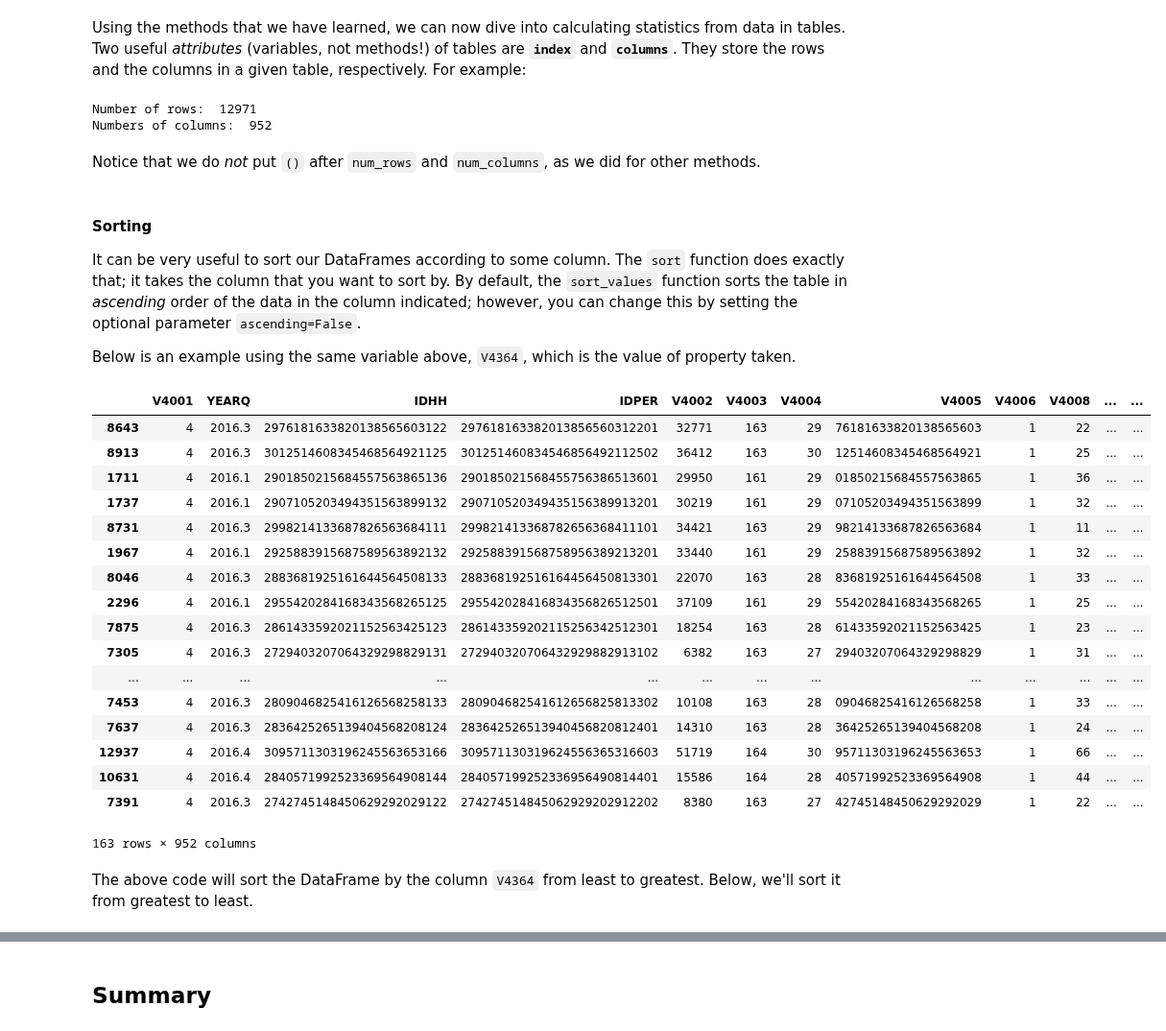
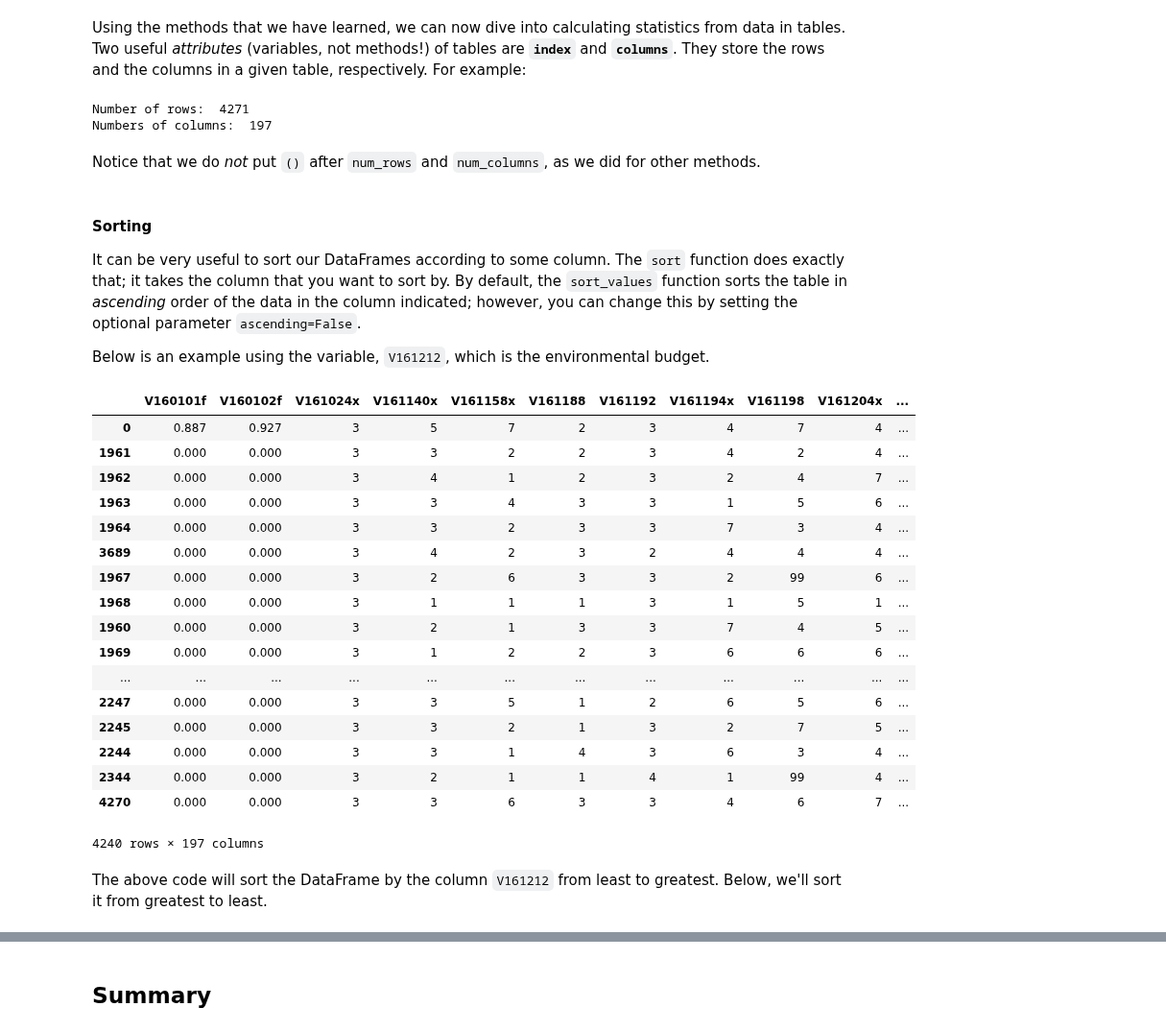
Before and after one commit to ds-modules/LEGALST-190, a Jupyter notebook: LEGALST-123/Lab1/lab1_solutions.ipynb, the cells around one changed output, grey strips where cells are left out. Shown at 96% size. Saved outputs shown, nothing was run; the diff lists cells and outputs as text; code cells hidden in the pictures.

```diff
--- a/LEGALST-123/Lab1/lab1_solutions.ipynb
+++ b/LEGALST-123/Lab1/lab1_solutions.ipynb
@@ -445,8 +434,8 @@ Below, assign a variable named `incidents` to the data from the `36828-0004-Data
 # %%
 # YOUR CODE HERE
 
-incidents = pandas.read_table("36828-0004-Data.tsv", delimiter='\t')
+anes = pandas.read_csv('../data/anes/ANES_legalst123.csv')
 
 #the head function selects the first n rows or default value of 5 rows
-incidents.head(10)
+anes.head(5)
 # %% [output]
@@ -598,13 +582,13 @@ incidents.loc[incidents["V4364"].isin(np.arange(10000, 99997))]
 # %% [markdown]
 Using the methods that we have learned, we can now dive into calculating statistics from data in tables. Two useful _attributes_ (variables, not methods!) of tables are **`index`** and **`columns`**. They store the rows and the columns in a given table, respectively. For example:
 # %%
-num_incidents = len(incidents.index)
-print("Number of rows: ", num_incidents)
-num_attributes = len(incidents.columns)
+num_variables = len(anes.index)
+print("Number of rows: ", num_variables)
+num_attributes = len(anes.columns)
 print("Numbers of columns: ", num_attributes)
 # %% [output]
-Number of rows:  12971
-Numbers of columns:  952
+Number of rows:  4271
+Numbers of columns:  197
 # %% [markdown]
 Notice that we do _not_ put `()` after `num_rows` and `num_columns`, as we did for other methods.
 # %% [markdown]
@@ -612,29 +596,29 @@ Notice that we do _not_ put `()` after `num_rows` and `num_columns`, as we did f
 
 It can be very useful to sort our DataFrames according to some column. The `sort` function does exactly that; it takes the column that you want to sort by. By default, the `sort_values` function sorts the table in _ascending_ order of the data in the column indicated; however, you can change this by setting the optional parameter `ascending=False`.
 
-Below is an example using the same variable above, `V4364`, which is the value of property taken.
+Below is an example using the variable, `V161212`, which is the environmental budget.
 # %%
-monetary_loss = incidents.loc[incidents["V4364"].isin(np.arange(10000, 99997))]
-monetary_loss.sort_values(by=['V4364']) # Sort table by value of property taken in ascending order
+monetary_loss = anes.loc[anes["V161212"].isin(np.arange(1, 100))]
+monetary_loss.sort_values(by=['V161212']) # Sort table by value of property taken in ascending order
 # %% [output]
-|  | V4001 | YEARQ | IDHH | IDPER | V4002 | V4003 | V4004 | V4005 | V4006 | V4008 | ... | ... |
-| 8643 | 4 | 2016.3 | 2976181633820138565603122 | 297618163382013856560312201 | 32771 | 163 | 29 | 76181633820138565603 | 1 | 22 | ... | ... |
-| 8913 | 4 | 2016.3 | 3012514608345468564921125 | 301251460834546856492112502 | 36412 | 163 | 30 | 12514608345468564921 | 1 | 25 | ... | ... |
-| 1711 | 4 | 2016.1 | 2901850215684557563865136 | 290185021568455756386513601 | 29950 | 161 | 29 | 01850215684557563865 | 1 | 36 | ... | ... |
-| 1737 | 4 | 2016.1 | 2907105203494351563899132 | 290710520349435156389913201 | 30219 | 161 | 29 | 07105203494351563899 | 1 | 32 | ... | ... |
-| 8731 | 4 | 2016.3 | 2998214133687826563684111 | 299821413368782656368411101 | 34421 | 163 | 29 | 98214133687826563684 | 1 | 11 | ... | ... |
-| 1967 | 4 | 2016.1 | 2925883915687589563892132 | 292588391568758956389213201 | 33440 | 161 | 29 | 25883915687589563892 | 1 | 32 | ... | ... |
-| 8046 | 4 | 2016.3 | 2883681925161644564508133 | 288368192516164456450813301 | 22070 | 163 | 28 | 83681925161644564508 | 1 | 33 | ... | ... |
-| 2296 | 4 | 2016.1 | 2955420284168343568265125 | 295542028416834356826512501 | 37109 | 161 | 29 | 55420284168343568265 | 1 | 25 | ... | ... |
-| 7875 | 4 | 2016.3 | 2861433592021152563425123 | 286143359202115256342512301 | 18254 | 163 | 28 | 61433592021152563425 | 1 | 23 | ... | ... |
-| 7305 | 4 | 2016.3 | 2729403207064329298829131 | 272940320706432929882913102 | 6382 | 163 | 27 | 29403207064329298829 | 1 | 31 | ... | ... |
-| ... | ... | ... | ... | ... | ... | ... | ... | ... | ... | ... | ... | ... |
-| 7453 | 4 | 2016.3 | 2809046825416126568258133 | 280904682541612656825813302 | 10108 | 163 | 28 | 09046825416126568258 | 1 | 33 | ... | ... |
-| 7637 | 4 | 2016.3 | 2836425265139404568208124 | 283642526513940456820812401 | 14310 | 163 | 28 | 36425265139404568208 | 1 | 24 | ... | ... |
-| 12937 | 4 | 2016.4 | 3095711303196245563653166 | 309571130319624556365316603 | 51719 | 164 | 30 | 95711303196245563653 | 1 | 66 | ... | ... |
-| 10631 | 4 | 2016.4 | 2840571992523369564908144 | 284057199252336956490814401 | 15586 | 164 | 28 | 40571992523369564908 | 1 | 44 | ... | ... |
-| 7391 | 4 | 2016.3 | 2742745148450629292029122 | 274274514845062929202912202 | 8380 | 163 | 27 | 42745148450629292029 | 1 | 22 | ... | ... |
+|  | V160101f | V160102f | V161024x | V161140x | V161158x | V161188 | V161192 | V161194x | V161198 | V161204x | ... |
+| 0 | 0.887 | 0.927 | 3 | 5 | 7 | 2 | 3 | 4 | 7 | 4 | ... |
+| 1961 | 0.000 | 0.000 | 3 | 3 | 2 | 2 | 3 | 4 | 2 | 4 | ... |
+| 1962 | 0.000 | 0.000 | 3 | 4 | 1 | 2 | 3 | 2 | 4 | 7 | ... |
+| 1963 | 0.000 | 0.000 | 3 | 3 | 4 | 3 | 3 | 1 | 5 | 6 | ... |
+| 1964 | 0.000 | 0.000 | 3 | 3 | 2 | 3 | 3 | 7 | 3 | 4 | ... |
+| 3689 | 0.000 | 0.000 | 3 | 4 | 2 | 3 | 2 | 4 | 4 | 4 | ... |
+| 1967 | 0.000 | 0.000 | 3 | 2 | 6 | 3 | 3 | 2 | 99 | 6 | ... |
+| 1968 | 0.000 | 0.000 | 3 | 1 | 1 | 1 | 3 | 1 | 5 | 1 | ... |
+| 1960 | 0.000 | 0.000 | 3 | 2 | 1 | 3 | 3 | 7 | 4 | 5 | ... |
+| 1969 | 0.000 | 0.000 | 3 | 1 | 2 | 2 | 3 | 6 | 6 | 6 | ... |
+| ... | ... | ... | ... | ... | ... | ... | ... | ... | ... | ... | ... |
+| 2247 | 0.000 | 0.000 | 3 | 3 | 5 | 1 | 2 | 6 | 5 | 6 | ... |
+| 2245 | 0.000 | 0.000 | 3 | 3 | 2 | 1 | 3 | 2 | 7 | 5 | ... |
+| 2244 | 0.000 | 0.000 | 3 | 3 | 1 | 4 | 3 | 6 | 3 | 4 | ... |
+| 2344 | 0.000 | 0.000 | 3 | 2 | 1 | 1 | 4 | 1 | 99 | 4 | ... |
+| 4270 | 0.000 | 0.000 | 3 | 3 | 6 | 3 | 3 | 4 | 6 | 7 | ... |
-163 rows × 952 columns
+4240 rows × 197 columns
 # %% [markdown]
-The above code will sort the DataFrame by the column `V4364` from least to greatest. Below, we'll sort it from greatest to least.
+The above code will sort the DataFrame by the column `V161212` from least to greatest. Below, we'll sort it from greatest to least.
 # %%
```
Also changed, not shown: parts of 18 cells of this notebook, 2 other files.
